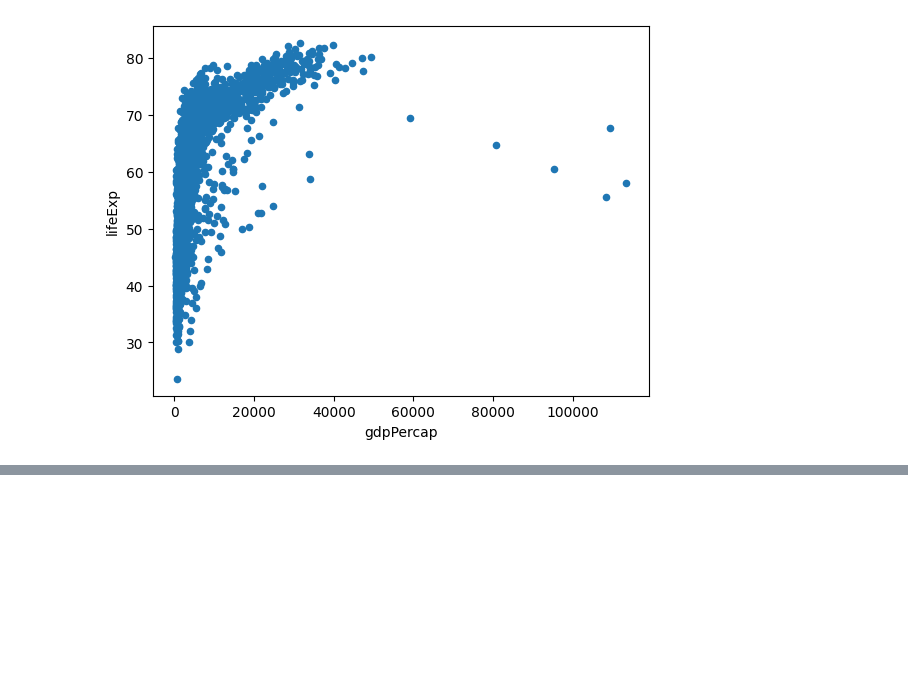
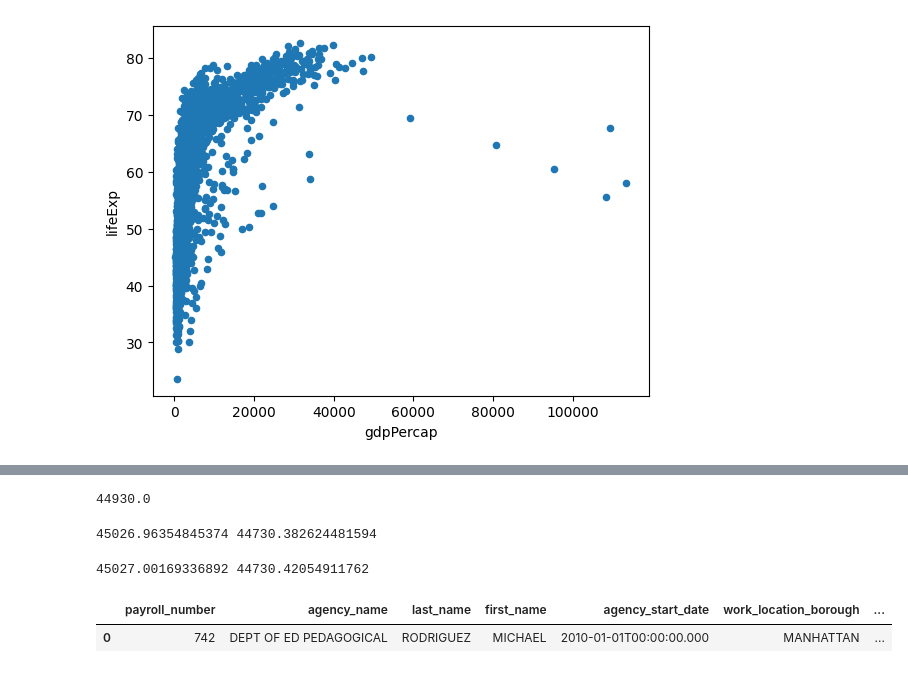
Before and after one commit to jaidatta71/Chatbot, a Jupyter notebook: Self_study_colab_coding_activity_2_3.ipynb, the cells around one changed output, grey strips where cells are left out. Cells and saved outputs as stored; diff of their text form; code cells hidden in the pictures; blank space fills up the shorter version.

```diff
--- a/Self_study_colab_coding_activity_2_3.ipynb
+++ b/Self_study_colab_coding_activity_2_3.ipynb
@@ -220,3 +220,6 @@ gap_df.plot(kind = 'scatter', x='gdpPercap', y='lifeExp')
 plt.savefig('/content/drive/MyDrive/colab_activity2_3_starter/images/gdp_lifexp_scatter_pandas.png')
 # %% [output]
 [figure]
+# %%
+df = pd.read_csv('/content/drive/MyDrive/nyc_salaries.csv', index_col=0)
+df.info()
@@ -222,0 +253,5 @@ plt.savefig('/content/drive/MyDrive/colab_activity2_3_starter/images/gdp_lifexp_
+# %%
+iqr   = df['base_salary'].quantile(.75)-df['base_salary'].quantile(.25)
+lower = df['base_salary'].quantile(.25)-(1.5*iqr)
+upper = df['base_salary'].quantile(.75)+(1.5*iqr)
+print(iqr,lower,upper)
@@ -222,0 +260,3 @@ plt.savefig('/content/drive/MyDrive/colab_activity2_3_starter/images/gdp_lifexp_
+# %%
+#salaries_no_outlier = df[df['base_salary']>lower] & df[df['base_salary']<upper]
+t=df.loc[df['base_salary'] > lower]
@@ -222,0 +303,18 @@ plt.savefig('/content/drive/MyDrive/colab_activity2_3_starter/images/gdp_lifexp_
+# %%
+salaries_no_outlier['base_salary'].median()
+# %% [output]
+44930.0
+# %%
+
+print(np.std(df['base_salary']), np.std(salaries_no_outlier['base_salary']))
+# %% [output]
+45026.96354845374 44730.382624481594
+# %%
+print(df['base_salary'].std(), salaries_no_outlier['base_salary'].std())
+# %% [output]
+45027.00169336892 44730.42054911762
+# %%
+t.mode()
+# %% [output]
+|  | payroll_number | agency_name | last_name | first_name | agency_start_date | work_location_borough | ... |
+| 0 | 742 | DEPT OF ED PEDAGOGICAL | RODRIGUEZ | MICHAEL | 2010-01-01T00:00:00.000 | MANHATTAN | ... |
```
Also changed, not shown: parts of 12 cells of this notebook.
